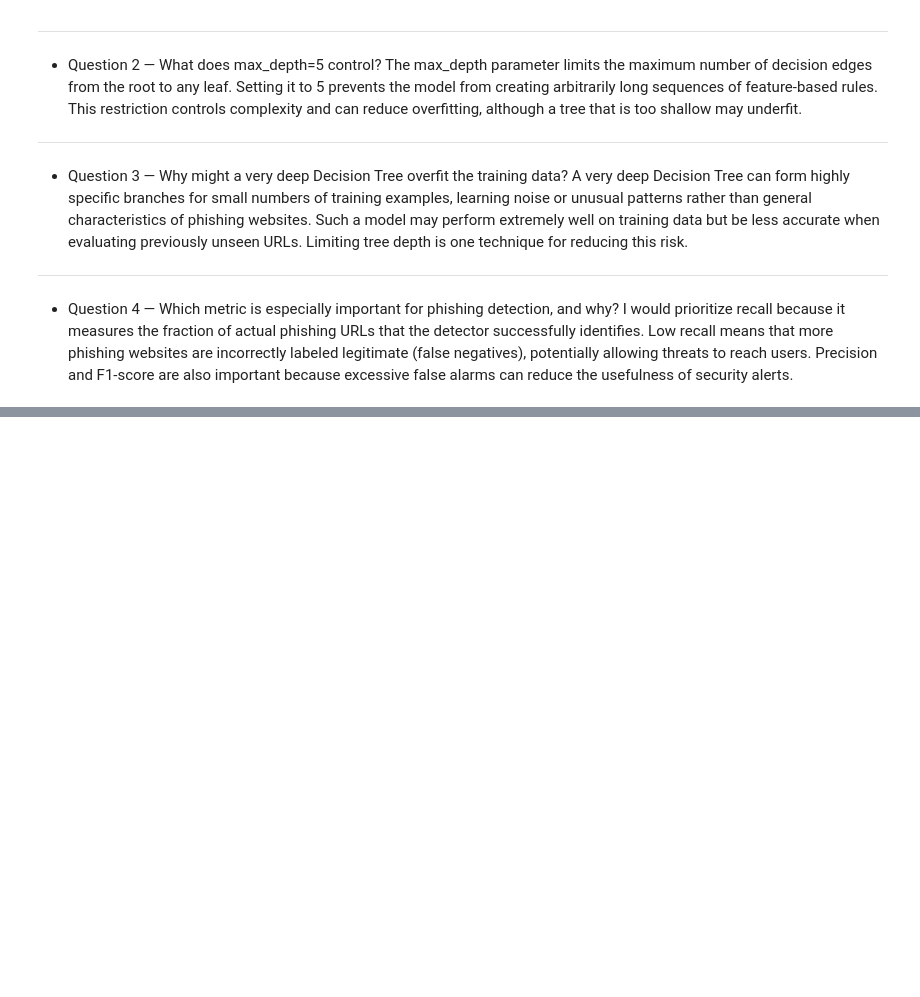
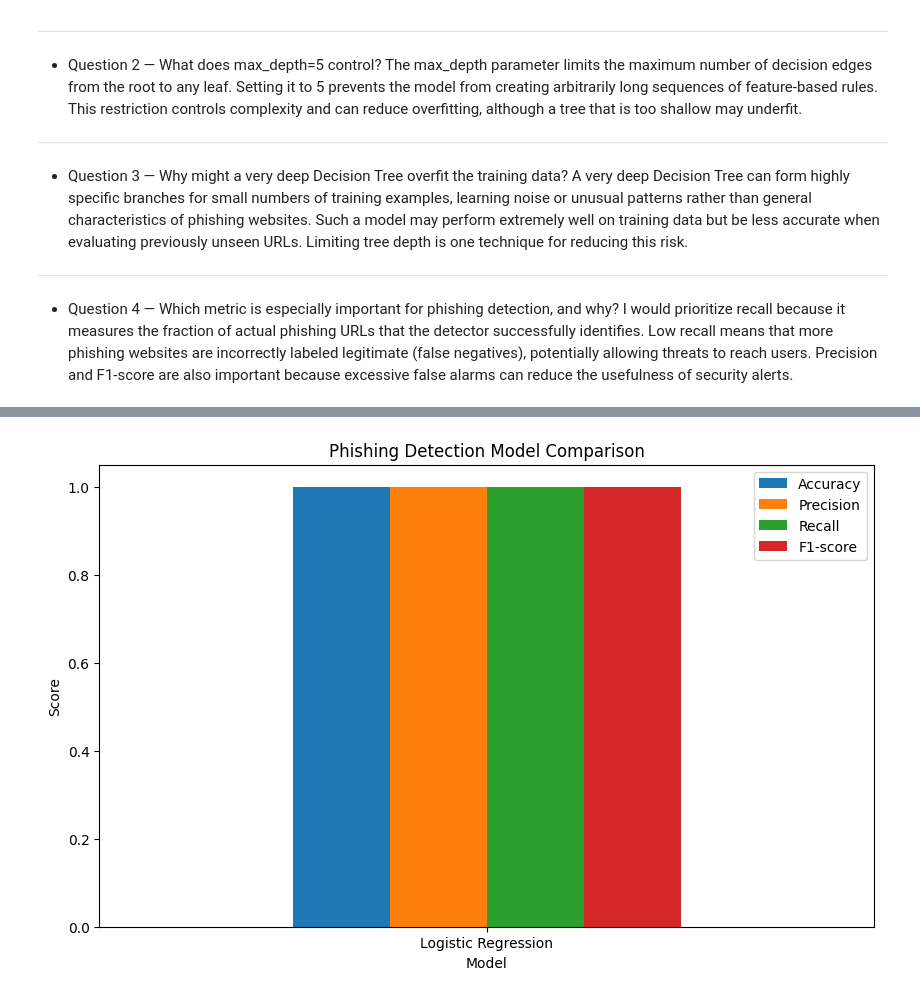
Before and after one commit to shawnw440/CS-6625-Machine-Learning-Based-Phishing-URL-Detection, a Jupyter notebook: CS6625_Phishing_Detection_Walker.ipynb, the cells around one changed output, grey strips where cells are left out. Drawn from its saved outputs; the diff is of its cells as text; code cells hidden in the pictures; blank space fills up the shorter version.

```diff
--- a/CS6625_Phishing_Detection_Walker.ipynb
+++ b/CS6625_Phishing_Detection_Walker.ipynb
@@ -1002,0 +1203,39 @@ I would prioritize recall because it measures the fraction of actual phishing UR
+# %%
+# Part 20: Visualize the Model Comparison
+
+plot_df = model_results.set_index(
+    "Model"
+)[
+    [
+        "Accuracy",
+        "Precision",
+        "Recall",
+        "F1-score"
+    ]
+]
+
+plot_df.plot(
+    kind="bar",
+    figsize=(10, 6)
+)
+
+plt.ylim(
+    0,
+    1.05
+)
+
+plt.ylabel(
+    "Score"
+)
+
+plt.title(
+    "Phishing Detection Model Comparison"
+)
+
+plt.xticks(
+    rotation=0
+)
+
+plt.show()
+# %% [output]
+[figure, added]
```
Also changed, not shown: parts of 30 cells of this notebook.
